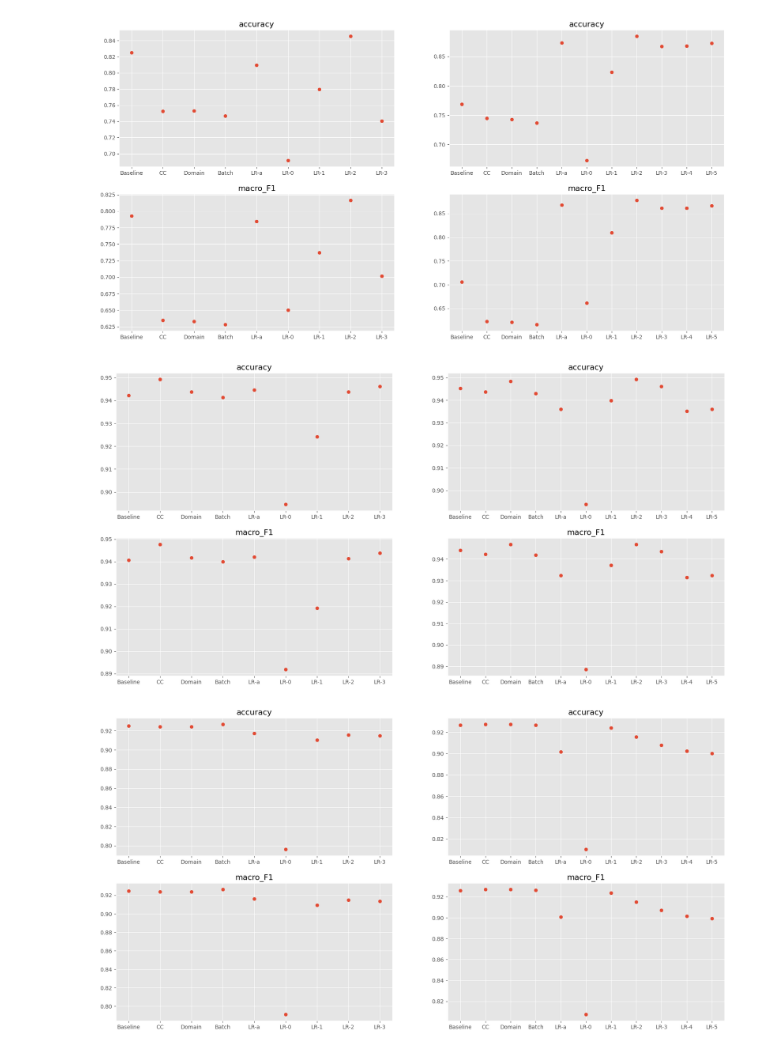
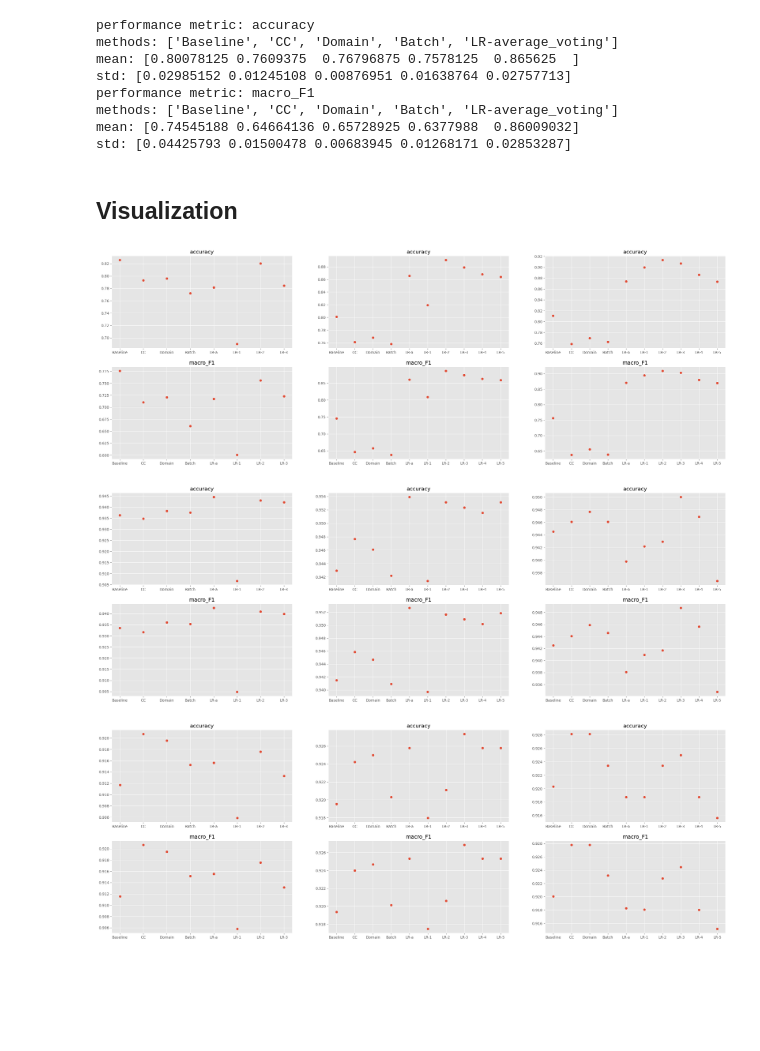
Before and after one commit to xxxxxa-hub/ICL, a Jupyter notebook: vis-results/Visualization-Mistral.ipynb, the cells around one changed output. Cells and saved outputs as stored; diff of their text form; code cells hidden in the pictures; blank space fills up the shorter version.

Commit message:
implemented result summarization functions

```diff
--- a/vis-results/Visualization-Mistral.ipynb
+++ b/vis-results/Visualization-Mistral.ipynb
@@ -42,0 +81,10 @@ Cannot find tweet_eval_emotion
+# %%
+# Example Usage of compute_metrics
+
+# Evaluate the average accuracy and variance over all datasets for k=8
+perf = compute_metrics(results_dicts[8], k_dataset_lists[8], methods_to_compare, metrics_to_compare)
+for metric, outcome in perf.items():
+    print(f'performance metric: {metric}')
+    print(f'methods: {outcome[0]}')
+    print(f'mean: {outcome[1]}')
+    print(f'std: {outcome[2]}')
@@ -42,0 +100,8 @@ Cannot find tweet_eval_emotion
+# %%
+# Evaluate the average accuracy and variance over all datasets for k=16
+perf = compute_metrics(results_dicts[16], k_dataset_lists[16], methods_to_compare, metrics_to_compare)
+for metric, outcome in perf.items():
+    print(f'performance metric: {metric}')
+    print(f'methods: {outcome[0]}')
+    print(f'mean: {outcome[1]}')
+    print(f'std: {outcome[2]}')
@@ -43,3 +117,22 @@ Cannot find tweet_eval_emotion
+# %%
+# Evaluate the average accuracy and variance for a single dataset 'agnews' for k=8
+perf = compute_metrics(results_dicts[8], ['agnews'], methods_to_compare, metrics_to_compare)
+for metric, outcome in perf.items():
+    print(f'performance metric: {metric}')
+    print(f'methods: {outcome[0]}')
+    print(f'mean: {outcome[1]}')
+    print(f'std: {outcome[2]}')
+# %% [output]
+performance metric: accuracy
+methods: ['Baseline', 'CC', 'Domain', 'Batch', 'LR-average_voting']
+mean: [0.80078125 0.7609375  0.76796875 0.7578125  0.865625  ]
+std: [0.02985152 0.01245108 0.00876951 0.01638764 0.02757713]
+performance metric: macro_F1
+methods: ['Baseline', 'CC', 'Domain', 'Batch', 'LR-average_voting']
+mean: [0.74545188 0.64664136 0.65728925 0.6377988  0.86009032]
+std: [0.04425793 0.01500478 0.00683945 0.01268171 0.02853287]
+# %% [markdown]
+## Visualization
 # %%
 def generate_plot(results_dicts_list, dataset_name, methods_to_compare, metrics):
 
@@ -71,20 +164,20 @@ def generate_plot(results_dicts_list, dataset_name, methods_to_compare, metrics)
             axes[i,j].set_title(metric)
 # %%
 methods_to_compare_4 = ['Baseline', 'CC', 'Domain', 'Batch', 'LR-average_voting',\
-                      'LR-0','LR-1-average_voting','LR-2-average_voting','LR-3-average_voting']
+                        'LR-average_voting','LR-1-average_voting','LR-2-average_voting','LR-3-average_voting']
 methods_to_compare_8 = ['Baseline', 'CC', 'Domain', 'Batch', 'LR-average_voting',\
-                      'LR-0','LR-1-average_voting','LR-2-average_voting','LR-3-average_voting','LR-4-average_voting','LR-5-average_voting']
+                      'LR-1-average_voting','LR-2-average_voting','LR-3-average_voting','LR-4-average_voting','LR-5-average_voting']
 metrics = ['accuracy','averaged_truelabel_likelihood','macro_F1','expected_calibration_error_1']
 # %%
-generate_plot([results_dicts_4, results_dicts_8], 'agnews', [methods_to_compare_4, methods_to_compare_8], ['accuracy','macro_F1'])
+generate_plot([results_dicts[4],results_dicts[8],results_dicts[16]], 'agnews', [methods_to_compare_4, methods_to_compare_8,methods_to_compare_8], ['accuracy','macro_F1'])
 # %% [output]
-[figure, old version]
+[figure, new version]
 # %%
-generate_plot([results_dicts_4, results_dicts_8], 'glue_sst2', [methods_to_compare_4, methods_to_compare_8], ['accuracy','macro_F1'])
+generate_plot([results_dicts[4],results_dicts[8],results_dicts[16]], 'glue_sst2', [methods_to_compare_4, methods_to_compare_8,methods_to_compare_8], ['accuracy','macro_F1'])
 # %% [output]
-[figure, old version]
+[figure, new version]
 # %%
-generate_plot([results_dicts_4, results_dicts_8], 'rotten_tomatoes', [methods_to_compare_4, methods_to_compare_8], ['accuracy','macro_F1'])
+generate_plot([results_dicts[4],results_dicts[8],results_dicts[16]], 'rotten_tomatoes', [methods_to_compare_4, methods_to_compare_8,methods_to_compare_8], ['accuracy','macro_F1'])
 # %% [output]
-[figure, old version]
+[figure, new version]
 # %%
```
Also changed, not shown: parts of 14 cells of this notebook, 9 other files.
